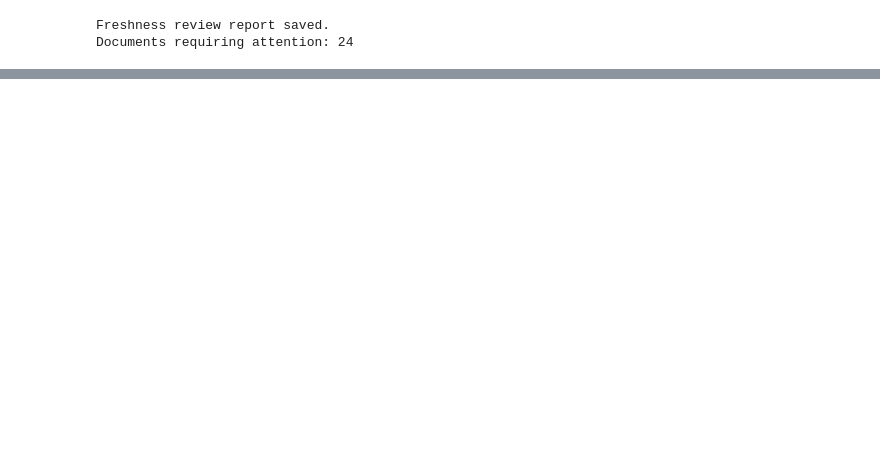
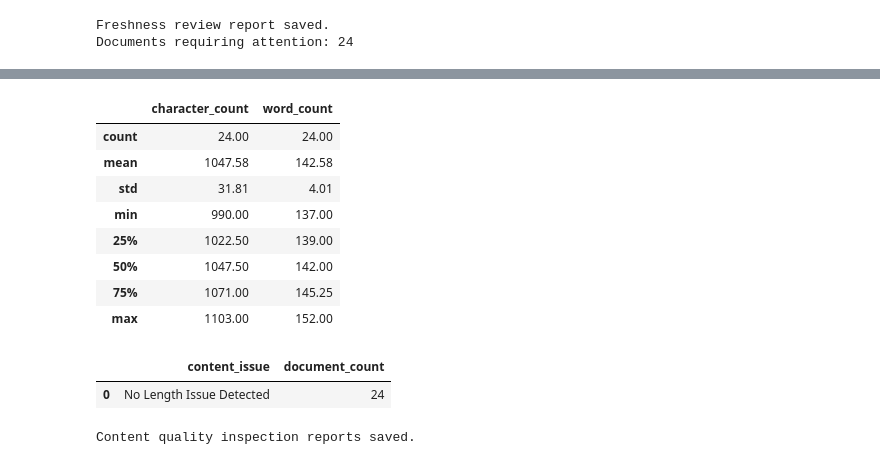
Before and after one commit to anurag-insights/RAG-Based-AI-Document-Assistant-, a Jupyter notebook: notebooks/02_Data_Cleaning.ipynb, the cells around one changed output, grey strips where cells are left out. Cells and saved outputs as stored; diff of their text form; code cells hidden in the pictures; blank space fills up the shorter version.

```diff
--- a/notebooks/02_Data_Cleaning.ipynb
+++ b/notebooks/02_Data_Cleaning.ipynb
@@ -1552,0 +1698,54 @@ Documents requiring attention: 24
+# %%
+content_length_summary = content_quality_df[
+    ["character_count", "word_count"]
+].describe().round(2)
+
+display(content_length_summary)
+# %% [output]
+|  | character_count | word_count |
+| count | 24.00 | 24.00 |
+| mean | 1047.58 | 142.58 |
+| std | 31.81 | 4.01 |
+| min | 990.00 | 137.00 |
+| 25% | 1022.50 | 139.00 |
+| 50% | 1047.50 | 142.00 |
+| 75% | 1071.00 | 145.25 |
+| max | 1103.00 | 152.00 |
+# %%
+content_quality_df["content_issue"] = np.select(
+    [
+        content_quality_df["word_count"].eq(0),
+        content_quality_df["word_count"].lt(50)
+    ],
+    [
+        "Empty Content",
+        "Very Short Content"
+    ],
+    default="No Length Issue Detected"
+)
+
+content_issue_summary = (
+    content_quality_df["content_issue"]
+    .value_counts()
+    .rename_axis("content_issue")
+    .reset_index(name="document_count")
+)
+
+display(content_issue_summary)
+# %% [output]
+|  | content_issue | document_count |
+| 0 | No Length Issue Detected | 24 |
+# %%
+content_quality_df.to_csv(
+    report_dir / "content_quality_inspection.csv",
+    index=False
+)
+
+content_issue_summary.to_csv(
+    report_dir / "content_issue_summary.csv",
+    index=False
+)
+
+print("Content quality inspection reports saved.")
+# %% [output]
+Content quality inspection reports saved.
```
Also changed, not shown: parts of 5 cells of this notebook.
